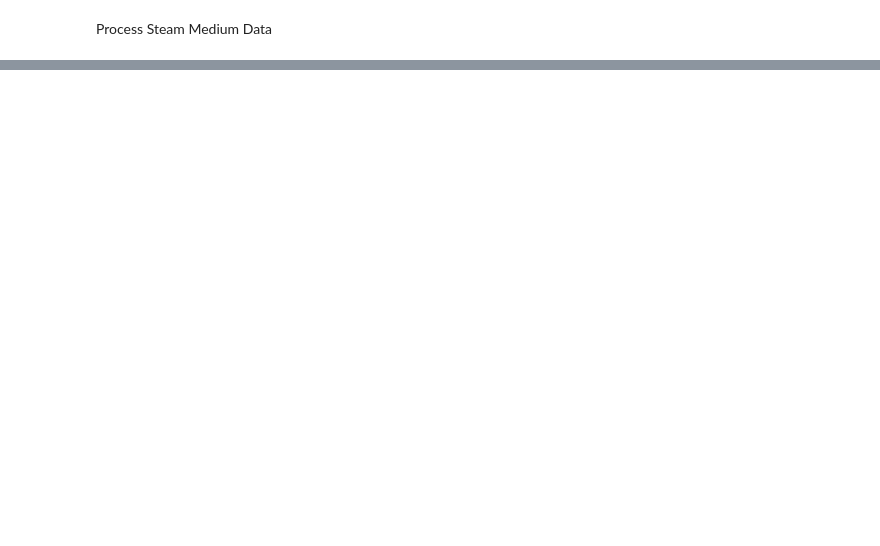
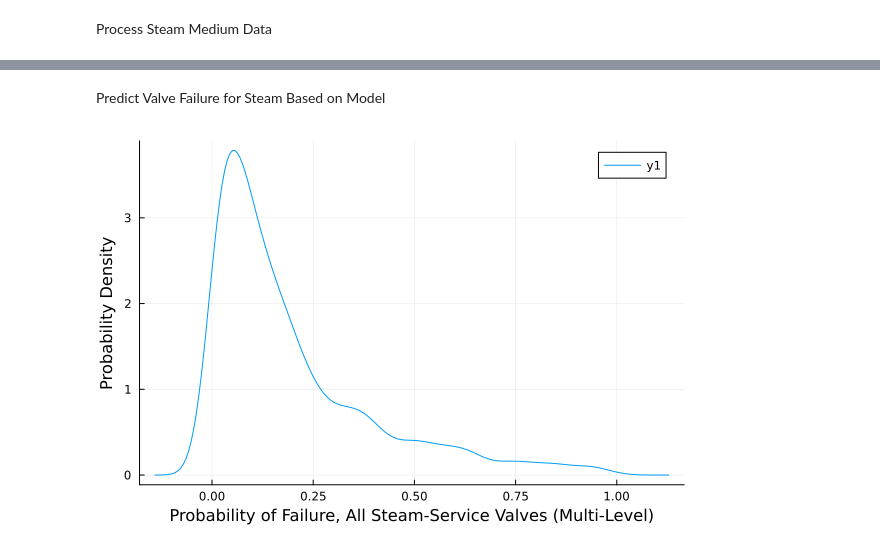
Before and after one commit to aniknia/ValveRejectionRates, a Jupyter notebook: Final Project.ipynb, the cells around one changed output, grey strips where cells are left out. Saved outputs shown, nothing was run; the diff lists cells and outputs as text; code cells hidden in the pictures; blank space fills up the shorter version.

Commit message:
added prediction pdf for all steam valves based solely on model values

```diff
--- a/Final Project.ipynb
+++ b/Final Project.ipynb
@@ -203,0 +207,10 @@ end
+# %% [markdown]
+Predict Valve Failure for Steam Based on Model
+# %%
+steam_logodds = rand.(Normal.(steam_postDF.μ_bar[1:1000], steam_postDF.σ[1:1000]))
+steam_pdf = logistic.(steam_logodds)
+
+predict_plot = plot(xlab="Probability of Failure, All Steam-Service Valves (Multi-Level)", ylab="Probability Density")
+density!(steam_pdf)
+# %% [output]
+[figure, added]
```
Also changed, not shown: parts of 5 cells of this notebook.
